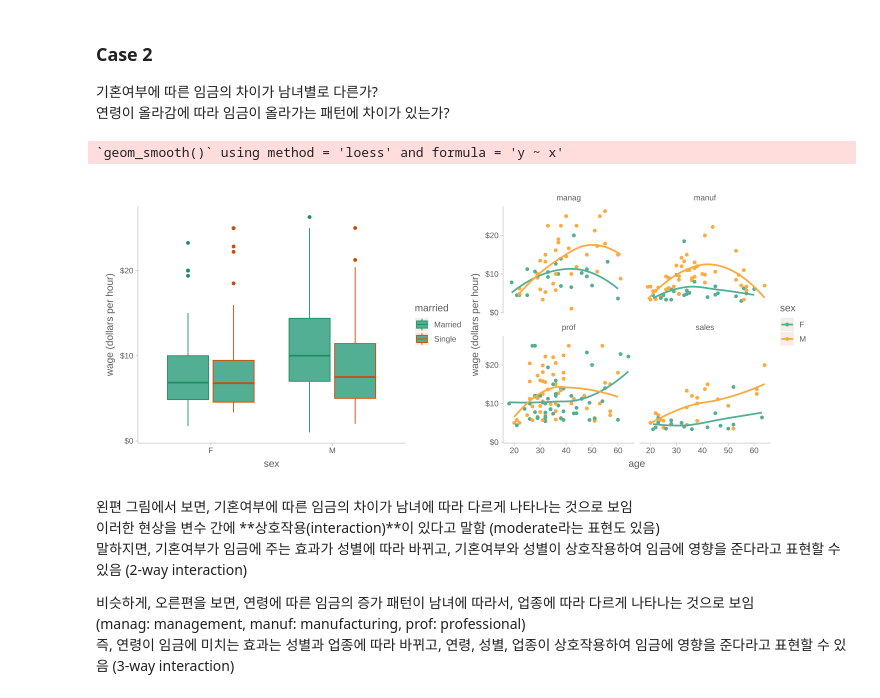
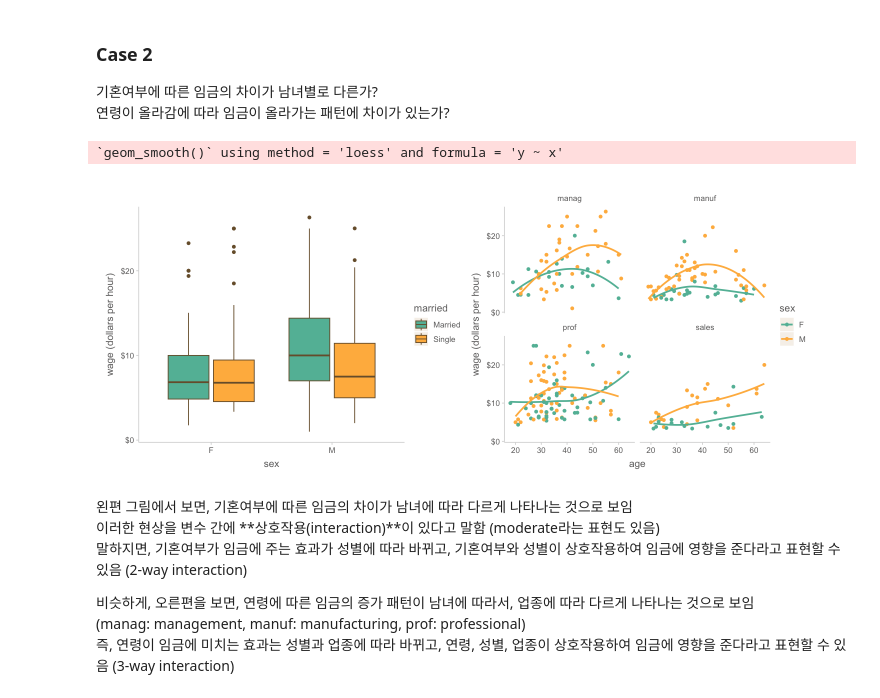
Before and after one commit to skcho13/statisticalmodelling, a Jupyter notebook: contents/overview.ipynb, the cells around one changed output. Saved outputs shown, nothing was run; the diff lists cells and outputs as text; code cells hidden in the pictures.

```diff
--- a/contents/overview.ipynb
+++ b/contents/overview.ipynb
@@ -136,29 +161,29 @@ Source: [https://doi.org/10.1186/2052-1847-6-31](https://doi.org/10.1186/2052-18
 # %%
 #| echo: false
 #| warning: false
 options(repr.plot.width = 12, repr.plot.height = 5, repr.plot.res = 120)
 
 mod3 <- lm(wage ~ married * sex, data = cps2)
 p4 <- cps2 |>
-    ggplot(aes(x = sex, y = wage, color = married)) +
+    ggplot(aes(x = sex, y = wage, fill = married)) +
     geom_boxplot() +
     scale_y_continuous(label = scales::label_dollar()) +
     labs(y = "wage (dollars per hour)") +
     scale_color_brewer(palette = "Dark2")
 
 p5 <- cps2 %>%
   filter(sector %in% c("manag", "manuf", "prof", "sales")) |>
   ggplot(aes(x = age, y = wage, color = sex)) +
   geom_point() +
   geom_smooth(se = FALSE, span = 1.5) +
   facet_wrap(~sector) +
   scale_y_continuous(label=scales::label_dollar()) +
   labs(y="wage (dollars per hour)")
 
 p4 + p5
 # %% [output]
 `geom_smooth()` using method = 'loess' and formula = 'y ~ x'
-[figure, old version]
+[figure, new version]
 # %% [markdown]
 왼편 그림에서 보면, 기혼여부에 따른 임금의 차이가 남녀에 따라 다르게 나타나는 것으로 보임
 이러한 현상을 변수 간에 **상호작용(interaction)**이 있다고 말함 (moderate라는 표현도 있음)
```
Also changed, not shown: parts of 4 cells of this notebook, 8 other files.
